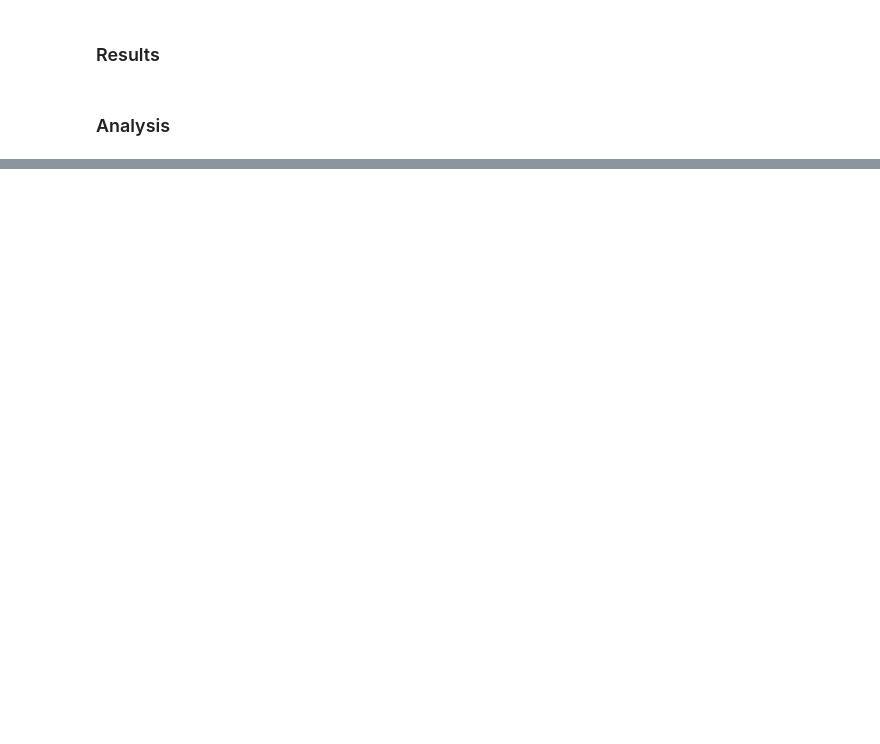
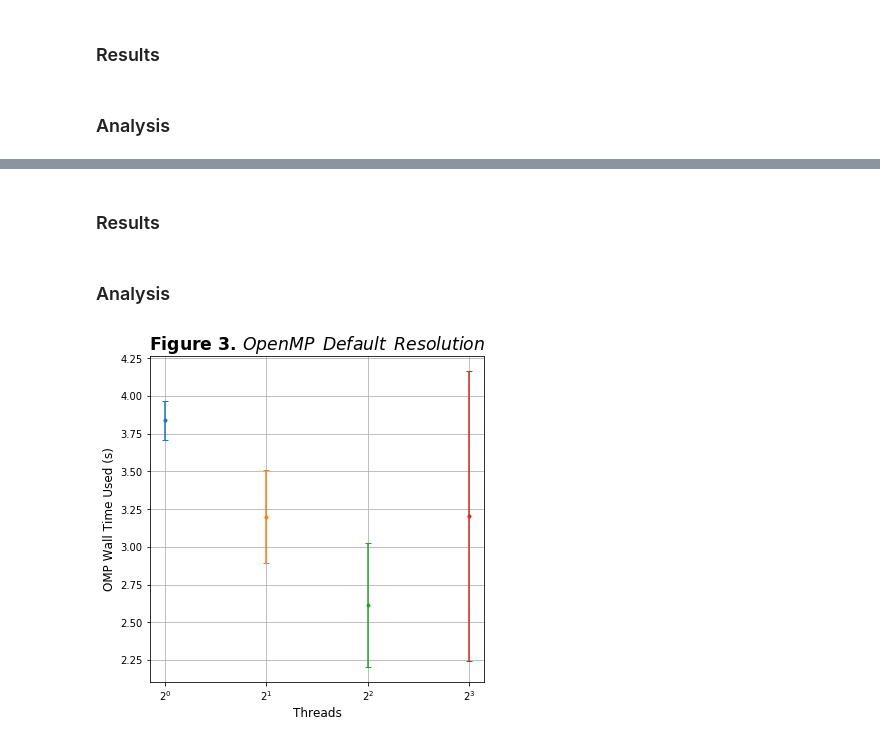
Before and after one commit to sabaronett/shock-cloud, a Jupyter notebook: parallel/ParallelizationAnalysis.ipynb, the cells around one changed output, grey strips where cells are left out. Cells and saved outputs as stored; diff of their text form; code cells hidden in the pictures; blank space fills up the shorter version.

```diff
--- a/parallel/ParallelizationAnalysis.ipynb
+++ b/parallel/ParallelizationAnalysis.ipynb
@@ -74,0 +139,44 @@ plt.show()
+# %% [markdown]
+### Results
+# %%
+import numpy as np
+
+res1_t2 = np.array([3.5950217999925371e+00, 2.8408368999953382e+00, 3.1633646999835037e+00])
+res1_t4 = np.array([3.1927750000031665e+00, 2.3553093000082299e+00, 2.2902143000101205e+00])
+res1_t8 = np.array([4.5674366000166629e+00, 2.5276147999975365e+00, 2.5232322999800090e+00])
+res2_t2 = np.array([2.0592181299987715e+01, 2.0718410500005120e+01, 2.2292227600002661e+01])
+res2_t4 = np.array([1.8268929300014861e+01, 1.7756539499998325e+01, 1.5737772099993890e+01])
+res2_t8 = np.array([2.5584745500003919e+01, 2.0182262299989816e+01, 2.1289132400008384e+01])
+
+r1t2_mean = np.mean(res1_t2)
+r1t4_mean = np.mean(res1_t4)
+r1t8_mean = np.mean(res1_t8)
+r2t2_mean = np.mean(res2_t2)
+r2t4_mean = np.mean(res2_t4)
+r2t8_mean = np.mean(res2_t8)
+
+r1t2_std = np.std(res1_t2)
+r1t4_std = np.std(res1_t4)
+r1t8_std = np.std(res1_t8)
+r2t2_std = np.std(res2_t2)
+r2t4_std = np.std(res2_t4)
+r2t8_std = np.std(res2_t8)
+# %% [markdown]
+### Analysis
+# %%
+import matplotlib.pyplot as plt
+
+plt.figure(figsize=[6, 6])
+plt.title('Figure 3. $OpenMP \hspace{.5} Default \hspace{.5} Resolution$', fontsize='xx-large', fontweight='bold')
+plt.xlabel('Threads', fontsize='large')
+plt.xscale('log', basex=2)
+plt.ylabel('OMP Wall Time Used (s)', fontsize='large')
+# plt.yscale('log', basey=2)
+plt.errorbar(1, ctrl1_mean, ctrl1_std, marker='.', capsize=3)
+plt.errorbar(2, r1t2_mean, r1t2_std, marker='.', capsize=3)
+plt.errorbar(4, r1t4_mean, r1t4_std, marker='.', capsize=3)
+plt.errorbar(8, r1t8_mean, r1t8_std, marker='.', capsize=3)
+plt.grid()
+plt.show()
+# %% [output]
+[figure, added]
```
Also changed, not shown: parts of 8 cells of this notebook, 24 other files.
